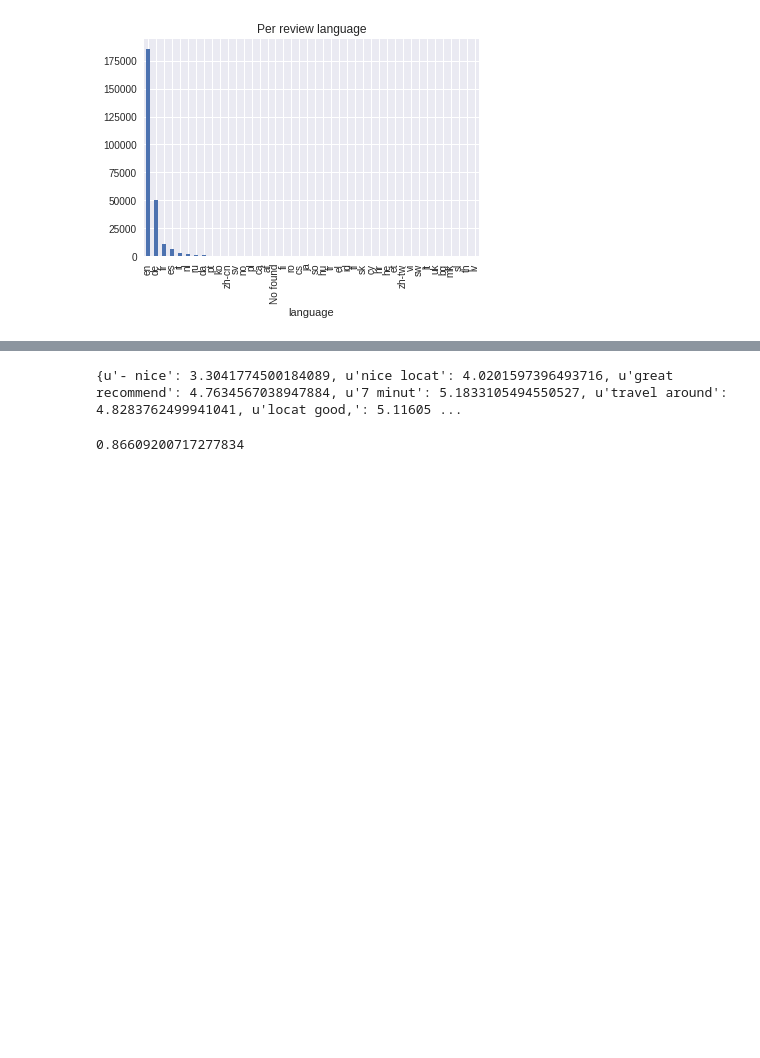
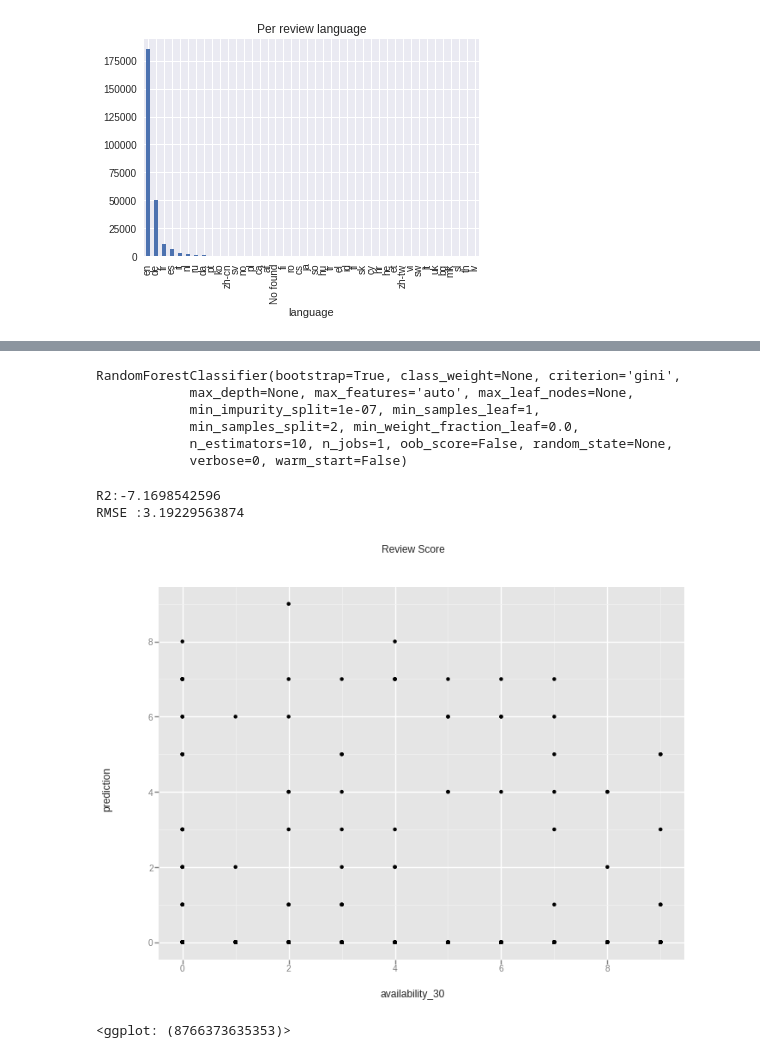
Before and after one commit to clementlefevre/udacity_ML, a Jupyter notebook: capstone_project/Text Vectorization.ipynb, the cells around one changed output, grey strips where cells are left out. Drawn from its saved outputs; the diff is of its cells as text; code cells hidden in the pictures; blank space fills up the shorter version.

```diff
--- a/capstone_project/Text Vectorization.ipynb
+++ b/capstone_project/Text Vectorization.ipynb
@@ -202,0 +226,2 @@ RandomForestClassifier(bootstrap=True, class_weight=None, criterion='gini',
+# %%
+groupy_with_PCA = pd.concat([groupy.reset_index(),df_PCA],axis=1)
@@ -203,11 +257,30 @@ RandomForestClassifier(bootstrap=True, class_weight=None, criterion='gini',
+# %%
+groupy_with_PCA = groupy_with_PCA[groupy_with_PCA.availability_30_mean<30]
+lm = LinearRegression()
+rf = RandomForestClassifier()
+X_train,X_test,y_train,y_test = train_test_split(groupy_with_PCA[pc_columns+['review_scores_rating_mean','comments_count','reviews_per_month_mean']].values,groupy_with_PCA.availability_30_mean,test_size=0.2)
+rf.fit(X_train,y_train)
+# %% [output]
+RandomForestClassifier(bootstrap=True, class_weight=None, criterion='gini',
+            max_depth=None, max_features='auto', max_leaf_nodes=None,
+            min_impurity_split=1e-07, min_samples_leaf=1,
+            min_samples_split=2, min_weight_fraction_leaf=0.0,
+            n_estimators=10, n_jobs=1, oob_score=False, random_state=None,
+            verbose=0, warm_start=False)
 # %%
-prediction= rf.predict(counts)
+prediction= rf.predict(X_test)
-# %%
-idf = count_vectorizer.idf_
-print dict(zip(count_vectorizer.get_feature_names(), idf))
-# %% [output]
-{u'- nice': 3.3041774500184089, u'nice locat': 4.0201597396493716, u'great recommend': 4.7634567038947884, u'7 minut': 5.1833105494550527, u'travel around': 4.8283762499941041, u'locat good,': 5.11605 ...
-# %%
-r2_score(prediction,groupy.availability_30.values)
-# %% [output]
-0.86609200717277834
+# %%
+print "R2:{}".format(r2_score(prediction,y_test))
+print "RMSE :{}".format(np.sqrt(mean_squared_error(prediction,y_test)))
+# %% [output]
+R2:-7.1698542596
+RMSE :3.19229563874
+# %%
+df_prediction = pd.DataFrame({'observed':y_test,'predicted':prediction})
+# %%
+ggplot(df_prediction, aes(x='observed', y='predicted')) +\
+    geom_jitter() +\
+    xlab("availability_30") + ylab("prediction") + ggtitle("Review Score")
+# %% [output]
+[figure, added]
+<ggplot: (8766373635353)>
```
Also changed, not shown: parts of 24 cells of this notebook, 7 other files.
